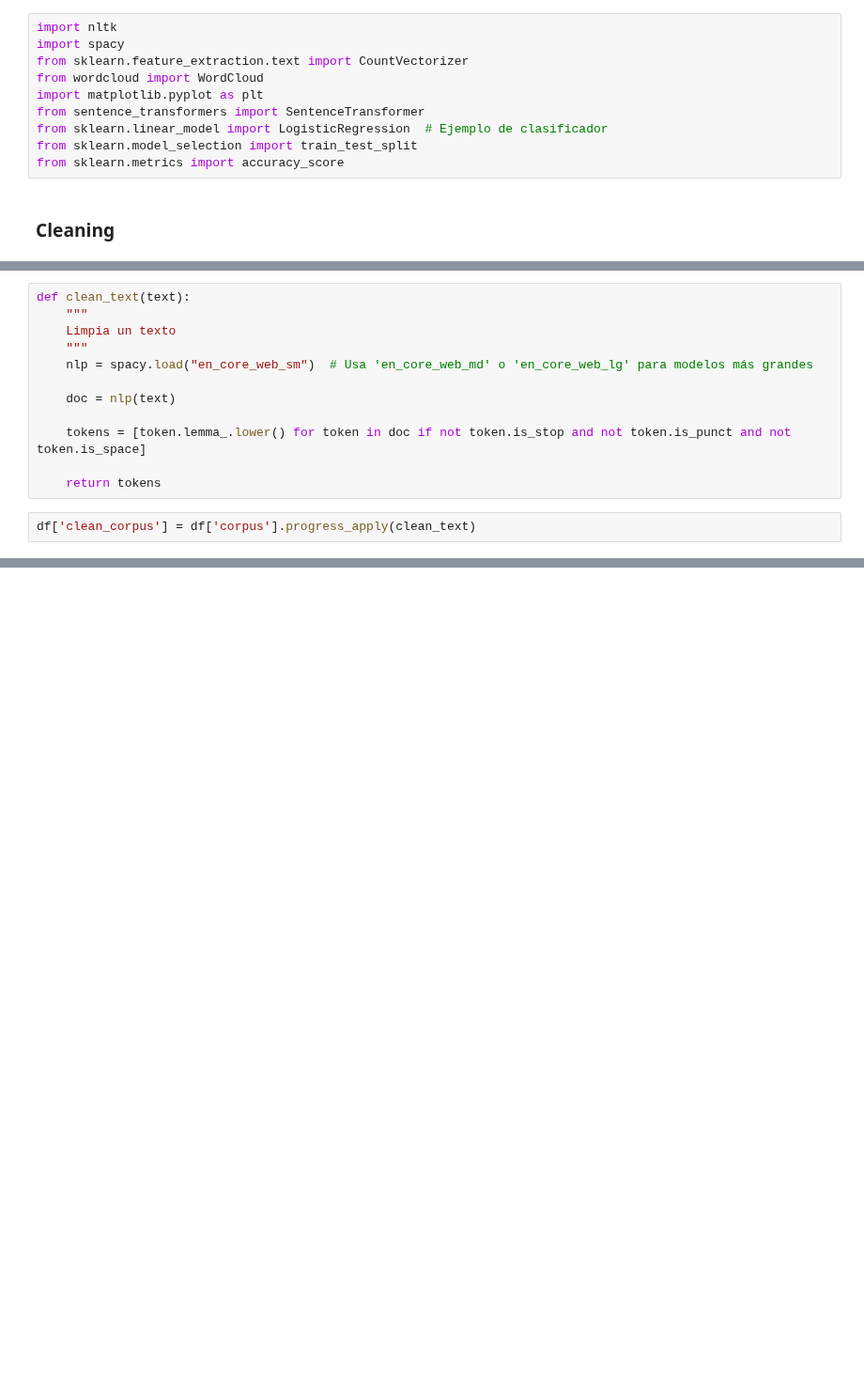
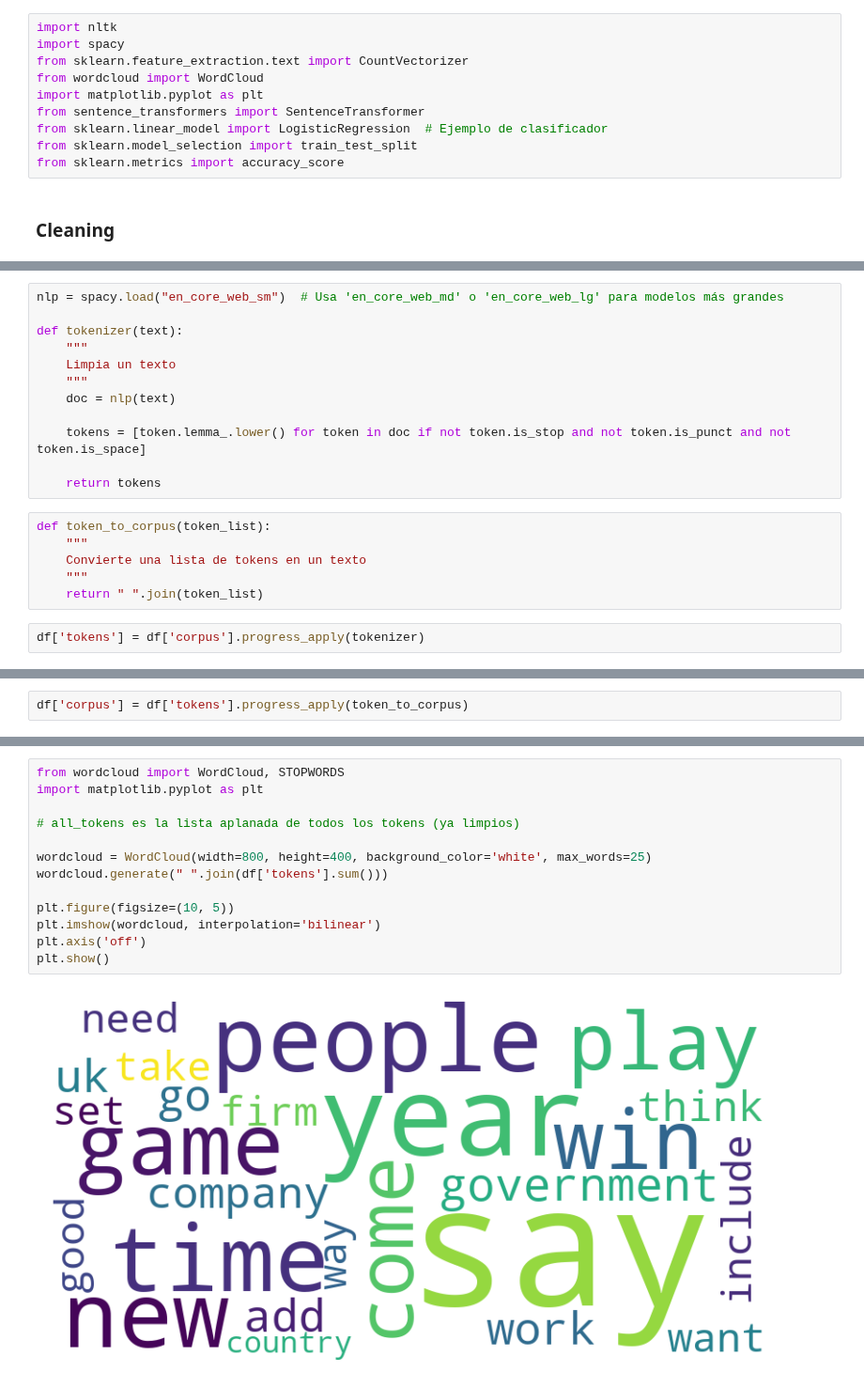
Before and after one commit to SYJUN107/BBC-topic-classifier-and-modeling, a Jupyter notebook: main.ipynb, the cells around one changed output, grey strips where cells are left out. Shown at 94% size. Saved outputs shown, nothing was run; the diff lists cells and outputs as text; blank space fills up the shorter version.

Commit message:
wordcloud

```diff
--- a/main.ipynb
+++ b/main.ipynb
@@ -150,14 +157,20 @@ Utilizamos la libreria de spacy para limpiar el texto y obtener los tokens.
 # %%
-def clean_text(text):
+nlp = spacy.load("en_core_web_sm")  # Usa 'en_core_web_md' o 'en_core_web_lg' para modelos más grandes
+
+def tokenizer(text):
     """
     Limpia un texto
     """
-    nlp = spacy.load("en_core_web_sm")  # Usa 'en_core_web_md' o 'en_core_web_lg' para modelos más grandes
-
     doc = nlp(text)
 
     tokens = [token.lemma_.lower() for token in doc if not token.is_stop and not token.is_punct and not token.is_space]
 
     return tokens
+# %%
+def token_to_corpus(token_list):
+    """
+    Convierte una lista de tokens en un texto
+    """
+    return " ".join(token_list)
 # %%
-df['clean_corpus'] = df['corpus'].progress_apply(clean_text)
+df['tokens'] = df['corpus'].progress_apply(tokenizer)
@@ -166,3 +177,5 @@ AttributeError: 'Series' object has no attribute 'progress_apply'
+# %%
+df['corpus'] = df['tokens'].progress_apply(token_to_corpus)
 # %%
 df['corpus'][0]
 # %% [output]
@@ -173,0 +207,15 @@ df['clean_corpus'][0]
+# %%
+from wordcloud import WordCloud, STOPWORDS
+import matplotlib.pyplot as plt
+
+# all_tokens es la lista aplanada de todos los tokens (ya limpios)
+
+wordcloud = WordCloud(width=800, height=400, background_color='white', max_words=25)
+wordcloud.generate(" ".join(df['tokens'].sum()))
+
+plt.figure(figsize=(10, 5))
+plt.imshow(wordcloud, interpolation='bilinear')
+plt.axis('off')
+plt.show()
+# %% [output]
+[figure, added]
```
Also changed, not shown: parts of 8 cells of this notebook.
